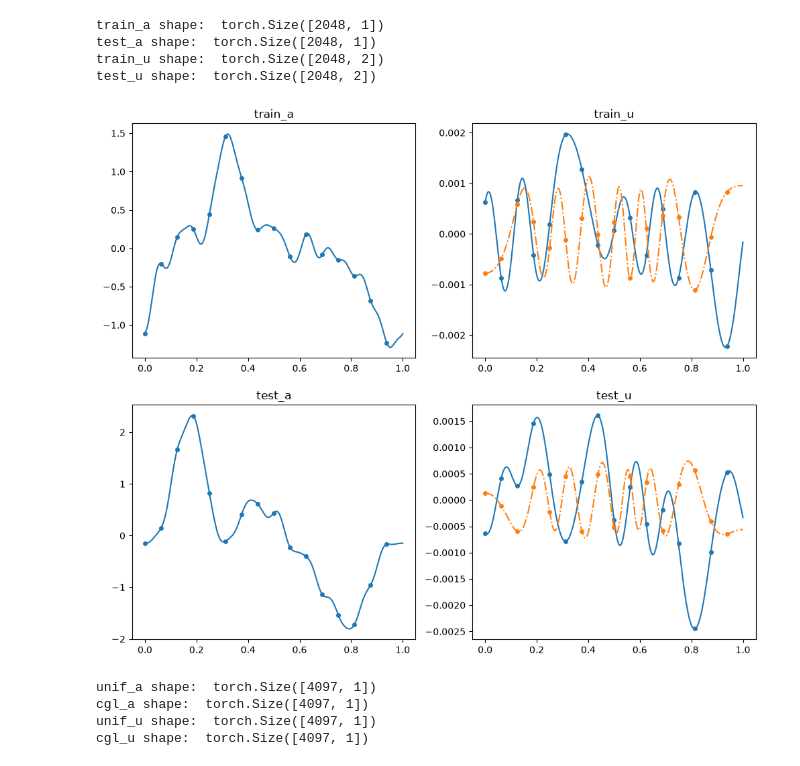
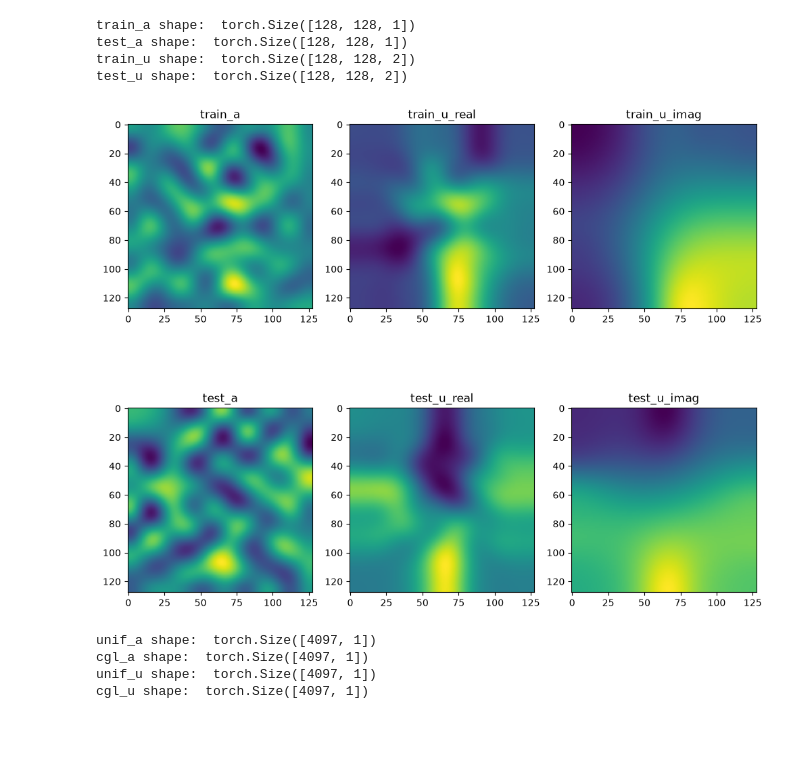
Before and after one commit to jens-nielsen/UltraNet, a Jupyter notebook: data_inspector.ipynb, the cells around one changed output. Drawn from its saved outputs; the diff is of its cells as text; code cells hidden in the pictures; blank space fills up the shorter version.

Commit message:
2D helmholtz

```diff
--- a/data_inspector.ipynb
+++ b/data_inspector.ipynb
@@ -53,7 +53,7 @@ def visualize_data(data_type: DataType, cheby:bool, train_a, test_a, train_u, te
         axs[1][0].pcolormesh(grid[..., 0], grid[..., 1], test_a[..., 0], cmap='viridis', linewidth=0.5)
         axs[1][1].pcolormesh(grid[..., 0], grid[..., 1], test_u[..., 0], cmap='viridis', linewidth=0.5)
 
-    elif data_type == DataType.HELMHOLTZ:
+    elif data_type == DataType.HELMHOLTZ_2D:
         # Establish figure subplots and titles
         fig, axs = plt.subplots(2, 3, figsize=(12, 10))
         axs[0][0].set_title(f"train_a")
@@ -73,29 +73,29 @@ def visualize_data(data_type: DataType, cheby:bool, train_a, test_a, train_u, te
 
     plt.show()
 # %%
-data_type = DataType.HELMHOLTZ
-cheby = False
+data_type = DataType.HELMHOLTZ_2D
+cheby = True
 
 data_config = data_config_map.get(data_type)
 pth = data_config.pth if cheby is False else data_config.cheby_pth
 
 data = torch.load(pth, mmap=True)
 
 train_a, test_a = data["a"][0], data["a"][-1]
 train_u, test_u = data["u"][0], data["u"][-1]
 
 print("train_a shape: ", train_a.shape)
 print("test_a shape: ", test_a.shape)
 print("train_u shape: ", train_u.shape)
 print("test_u shape: ", test_u.shape)
 
 visualize_data(data_type=data_type, cheby=cheby, train_a=train_a, train_u=train_u, test_a=test_a, test_u=test_u)
 # %% [output]
-train_a shape:  torch.Size([2048, 1])
-test_a shape:  torch.Size([2048, 1])
-train_u shape:  torch.Size([2048, 2])
-test_u shape:  torch.Size([2048, 2])
+train_a shape:  torch.Size([128, 128, 1])
+test_a shape:  torch.Size([128, 128, 1])
+train_u shape:  torch.Size([128, 128, 2])
+test_u shape:  torch.Size([128, 128, 2])
-[figure, old version]
+[figure, new version]
 # %%
 def visualize_cgl_vs_unif(data_type: DataType, unif_a, unif_u, cgl_a, cgl_u):
     if data_type == DataType.BURGERS:
```
Also changed, not shown: parts of 1 cell of this notebook, 7 other files.
